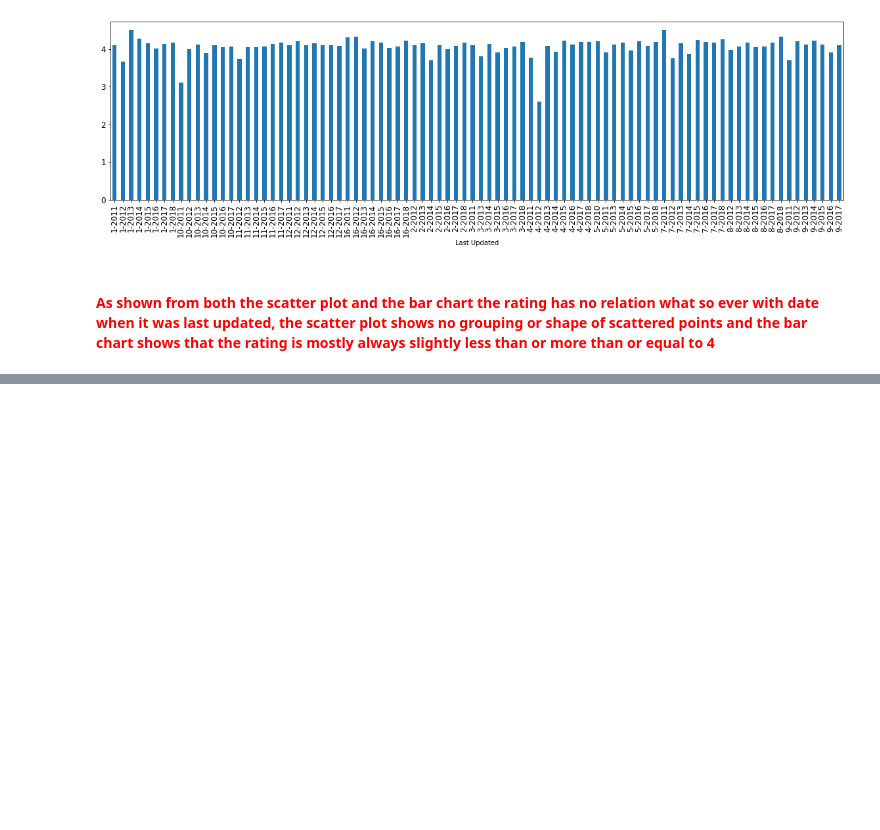
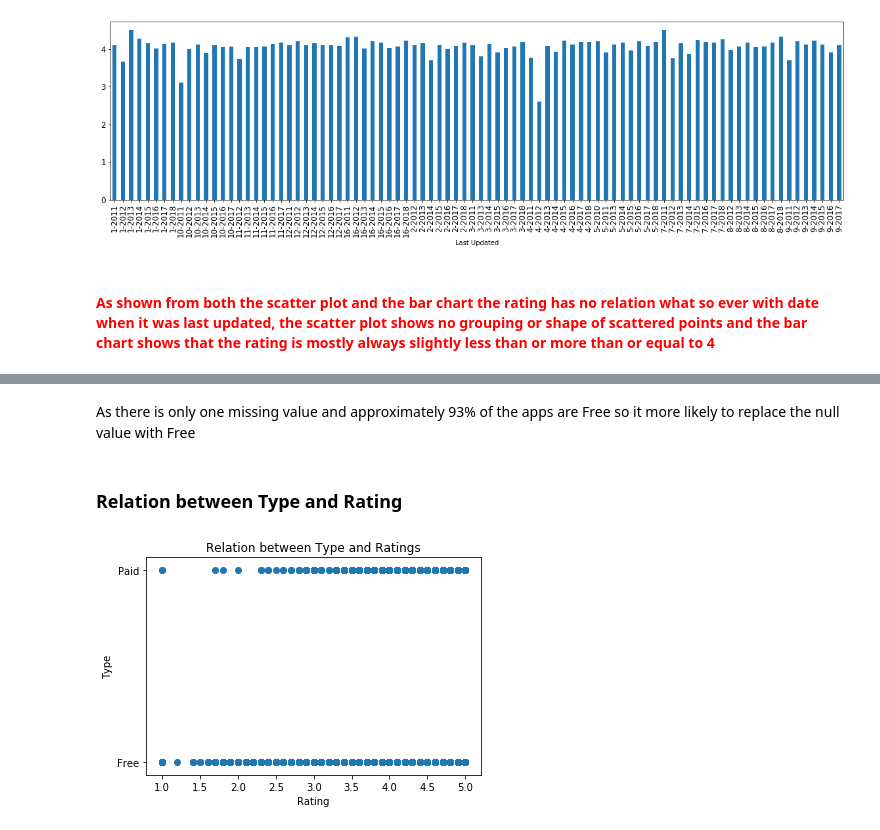
Before and after one commit to yasmeenel3sh/DataEngineeringCourseProject, a Jupyter notebook: google-play-store-apps/Final.ipynb, the cells around one changed output, grey strips where cells are left out. Cells and saved outputs as stored; diff of their text form; code cells hidden in the pictures; blank space fills up the shorter version.

```diff
--- a/google-play-store-apps/Final.ipynb
+++ b/google-play-store-apps/Final.ipynb
@@ -836,0 +873,2 @@ dataSet = data
+# %%
+dataSet['Type'].fillna('Free', inplace = True)
@@ -836,0 +892,16 @@ dataSet = data
+# %% [markdown]
+As there is only one missing value and approximately 93% of the apps are Free so it more likely to replace the null value with Free
+# %% [markdown]
+### Relation between Type and Rating
+# %%
+plt.scatter(dataSet['Rating'], dataSet['Type'])
+
+plt.title('Relation between Type and Ratings')
+
+plt.xlabel('Rating')
+
+plt.ylabel('Type')
+
+plt.show()
+# %% [output]
+[figure, added]
```
Also changed, not shown: parts of 34 cells of this notebook.
